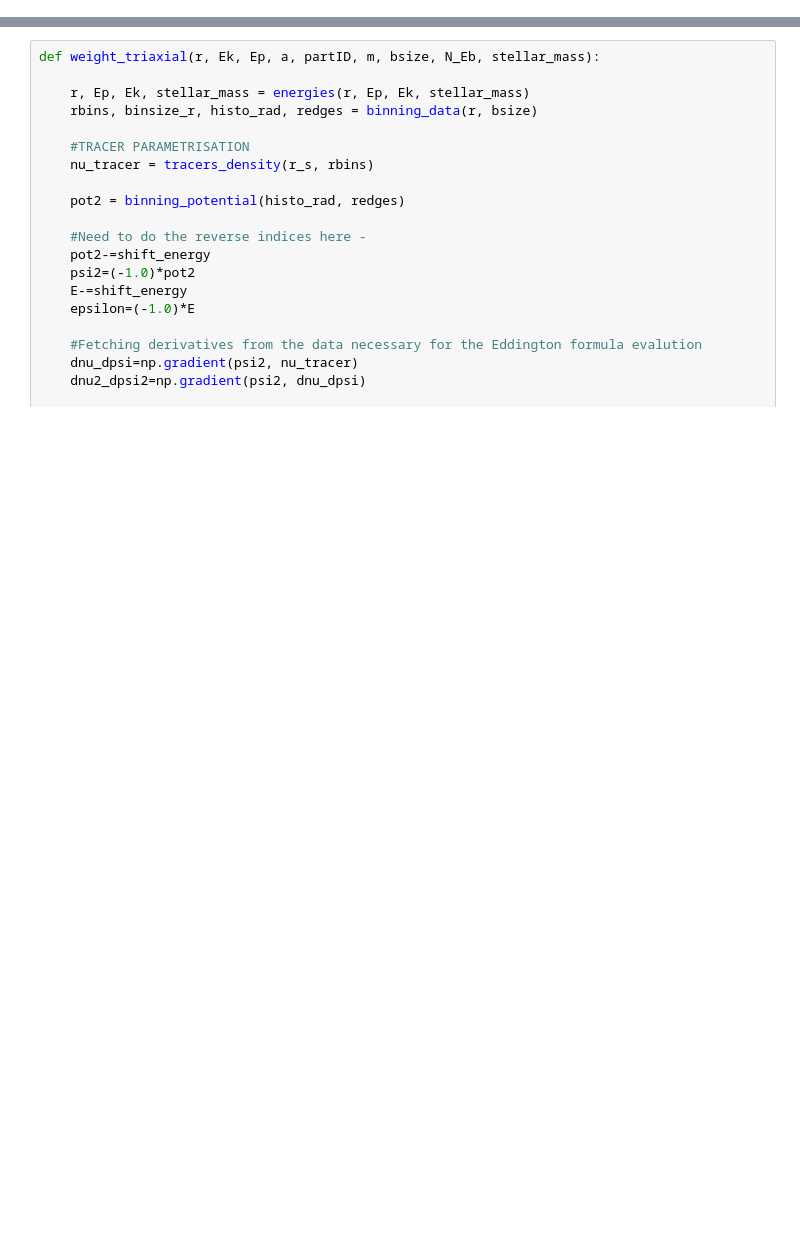
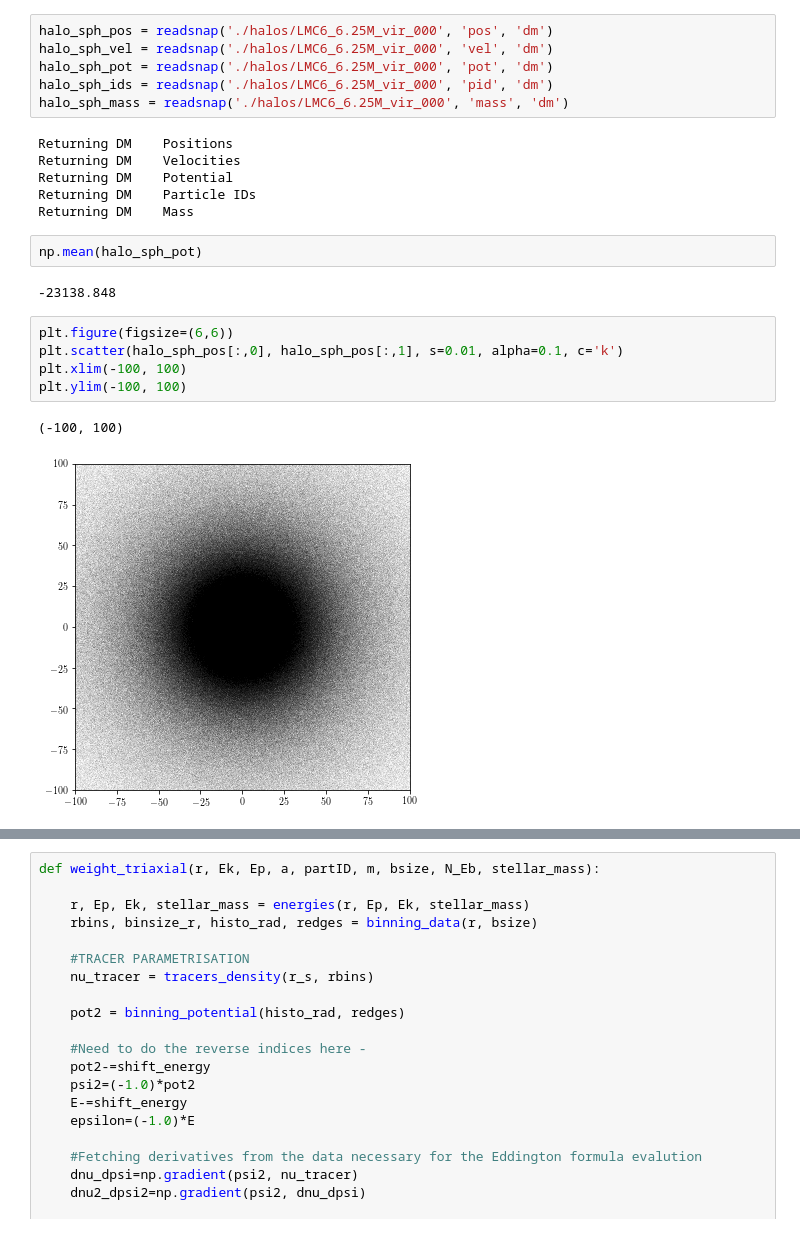
Before and after one commit to chervs/tracers_triaxial, a Jupyter notebook: code_skeleton.ipynb, the cells around one changed output, grey strips where cells are left out. Saved outputs shown, nothing was run; the diff lists cells and outputs as text; blank space fills up the shorter version.

```diff
--- a/code_skeleton.ipynb
+++ b/code_skeleton.ipynb
@@ -57,0 +15,24 @@ binning_data(np.linspace(0.001, 300, 100), 0.1)
+# %%
+halo_sph_pos = readsnap('./halos/LMC6_6.25M_vir_000', 'pos', 'dm')
+halo_sph_vel = readsnap('./halos/LMC6_6.25M_vir_000', 'vel', 'dm')
+halo_sph_pot = readsnap('./halos/LMC6_6.25M_vir_000', 'pot', 'dm')
+halo_sph_ids = readsnap('./halos/LMC6_6.25M_vir_000', 'pid', 'dm')
+halo_sph_mass = readsnap('./halos/LMC6_6.25M_vir_000', 'mass', 'dm')
+# %% [output]
+Returning DM    Positions
+Returning DM    Velocities
+Returning DM    Potential
+Returning DM    Particle IDs
+Returning DM    Mass
+# %%
+np.mean(halo_sph_pot)
+# %% [output]
+-23138.848
+# %%
+plt.figure(figsize=(6,6))
+plt.scatter(halo_sph_pos[:,0], halo_sph_pos[:,1], s=0.01, alpha=0.1, c='k')
+plt.xlim(-100, 100)
+plt.ylim(-100, 100)
+# %% [output]
+(-100, 100)
+[figure, added]
```
Also changed, not shown: parts of 26 cells of this notebook.
